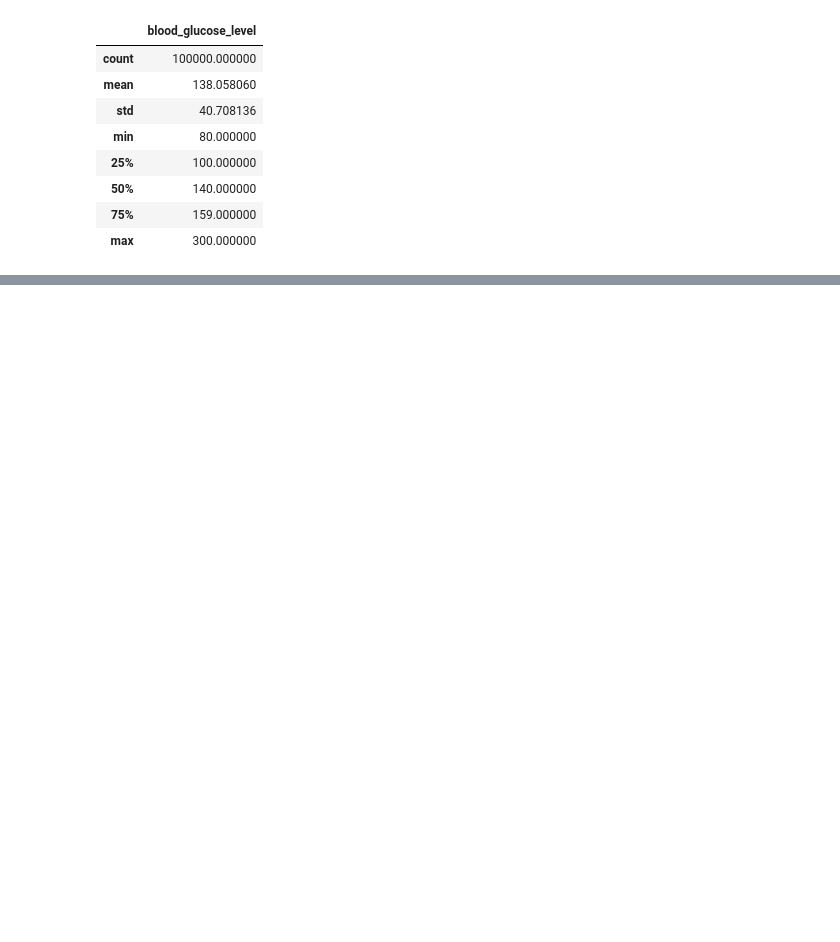
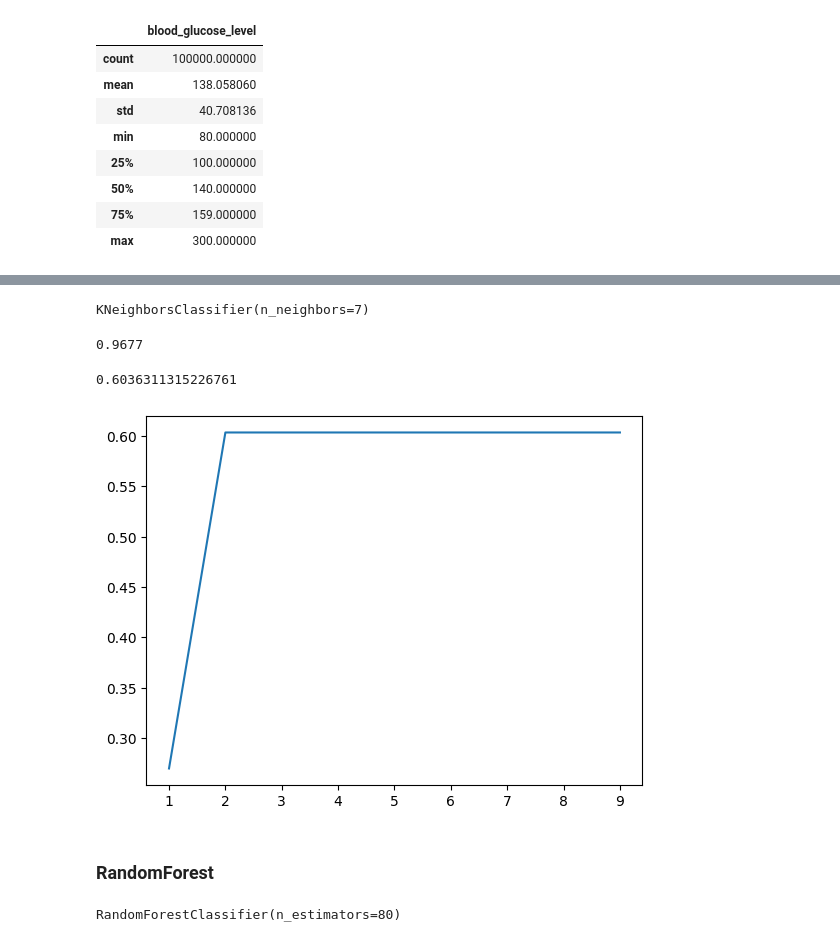
Before and after one commit to Elma-dev/Diabetes_prediction, a Jupyter notebook: Diabetes_prediction.ipynb, the cells around one changed output, grey strips where cells are left out. Cells and saved outputs as stored; diff of their text form; code cells hidden in the pictures; blank space fills up the shorter version.

```diff
--- a/Diabetes_prediction.ipynb
+++ b/Diabetes_prediction.ipynb
@@ -199,0 +376,33 @@ The default value of numeric_only in DataFrameGroupBy.sum is deprecated. In a fu
+# %%
+X_knn=X.drop(['smoking_history','gender','hypertension'	,'heart_disease','age','bmi'],axis=1)
+# %%
+x_train,x_test,y_train,y_test=train_test_split(X_knn,y,test_size=0.2)
+# %%
+from sklearn.neighbors import KNeighborsClassifier
+knn=KNeighborsClassifier(7)
+knn.fit(x_train,y_train)
+# %% [output]
+KNeighborsClassifier(n_neighbors=7)
+# %%
+y_predict=knn.predict(x_test)
+# %%
+knn.score(x_test,y_test)
+# %% [output]
+0.9677
+# %%
+r2_score(y_test,y_predict)
+# %% [output]
+0.6036311315226761
+# %%
+r2=[]
+for i in range(1,10):
+  knn=KNeighborsClassifier(i)
+  knn.fit(x_train,y_train)
+  y_predict=knn.predict(x_test)
+  r2.append(r2_score(y_test,y_predict))
+plt.plot(range(1,10),r2)
+plt.show()
+# %% [output]
+[figure, added]
+# %% [markdown]
+### RandomForest
@@ -199,0 +413,6 @@ The default value of numeric_only in DataFrameGroupBy.sum is deprecated. In a fu
+# %%
+from sklearn.ensemble import RandomForestClassifier
+rfClass=RandomForestClassifier(80)
+rfClass.fit(x_train,y_train)
+# %% [output]
+RandomForestClassifier(n_estimators=80)
```
Also changed, not shown: parts of 51 cells of this notebook.
